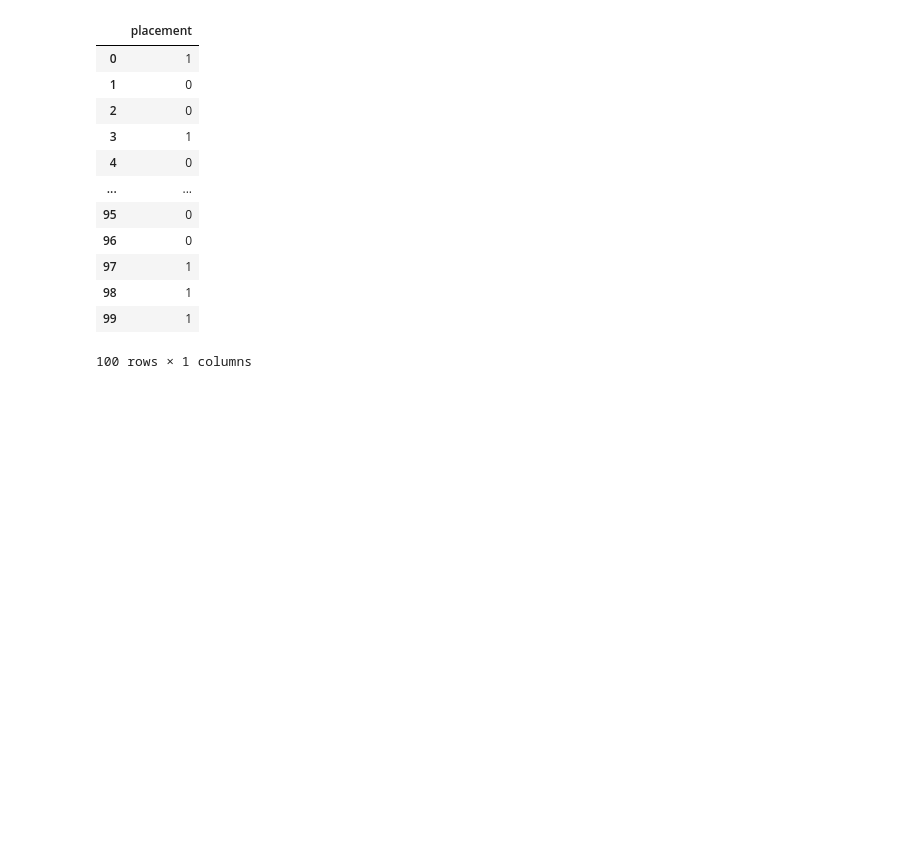
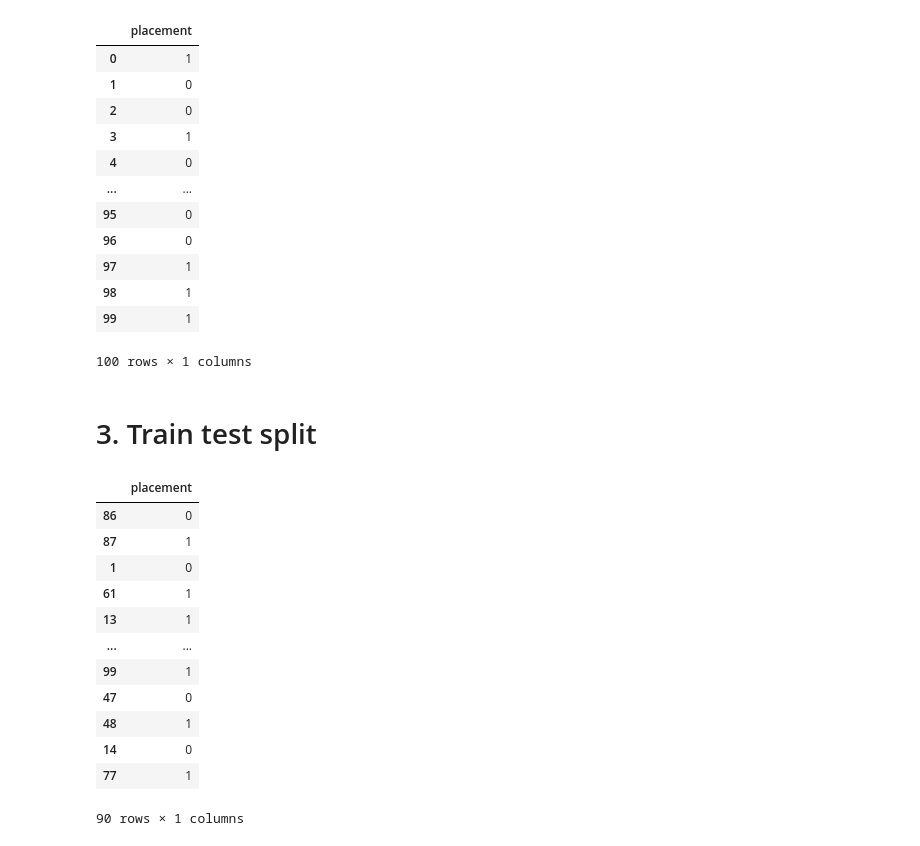
Before and after one commit to aayushmanz/Machine-Learning-with-Python, a Jupyter notebook: ML/End_to_End_ML.ipynb, the cells around one changed output. Cells and saved outputs as stored; diff of their text form; code cells hidden in the pictures; blank space fills up the shorter version.

Commit message:
Add markdown cells for preprocessing, feature extraction, and train-test split steps

```diff
--- a/ML/End_to_End_ML.ipynb
+++ b/ML/End_to_End_ML.ipynb
@@ -87,3 +91,25 @@ y = df.iloc[:, 2:] # [:, -1]
 | 98 | 1 |
 | 99 | 1 |
 100 rows × 1 columns
+# %% [markdown]
+# 3. Train test split
+# %%
+from sklearn.model_selection import train_test_split
+
+x_train, x_test, y_train, y_test= train_test_split(x, y, test_size=0.1)
+
+y_train
+# %% [output]
+|  | placement |
+| 86 | 0 |
+| 87 | 1 |
+| 1 | 0 |
+| 61 | 1 |
+| 13 | 1 |
+| ... | ... |
+| 99 | 1 |
+| 47 | 0 |
+| 48 | 1 |
+| 14 | 0 |
+| 77 | 1 |
+90 rows × 1 columns
```
Also changed, not shown: parts of 2 cells of this notebook.
